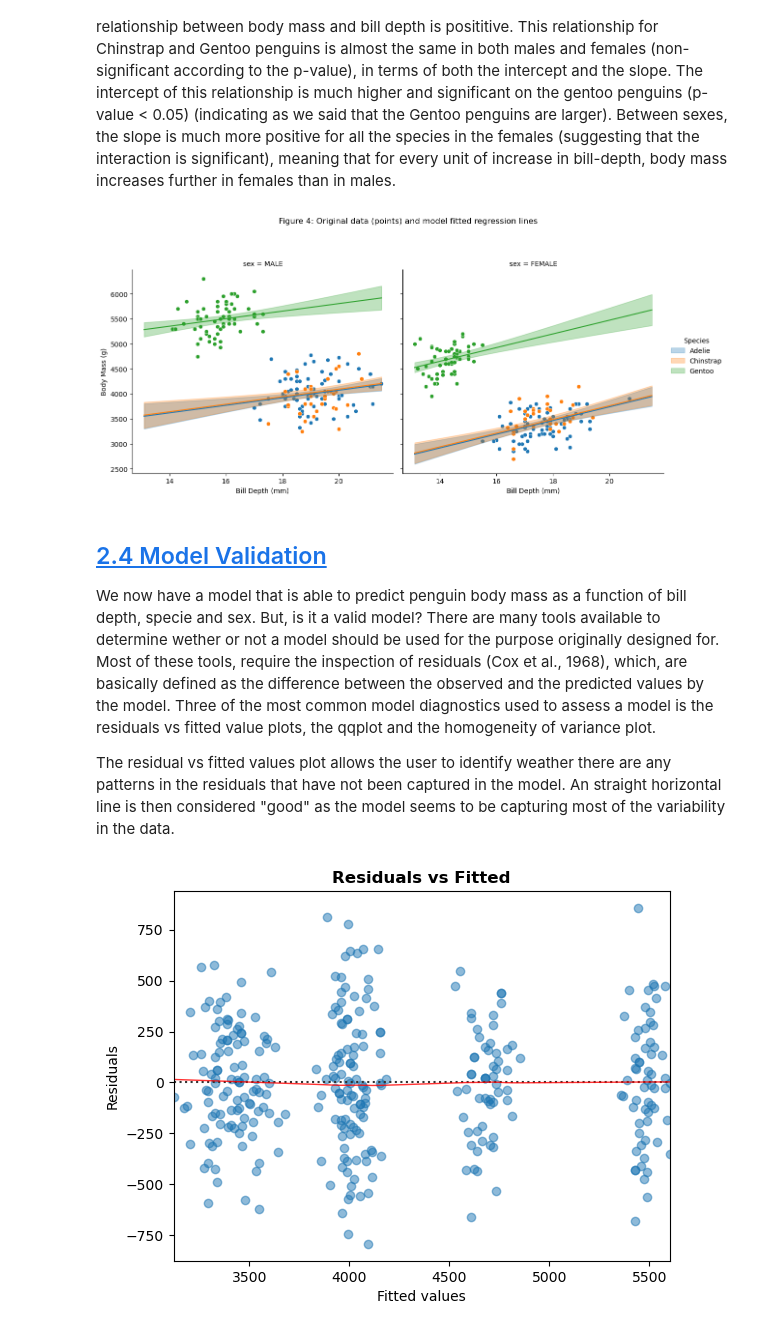
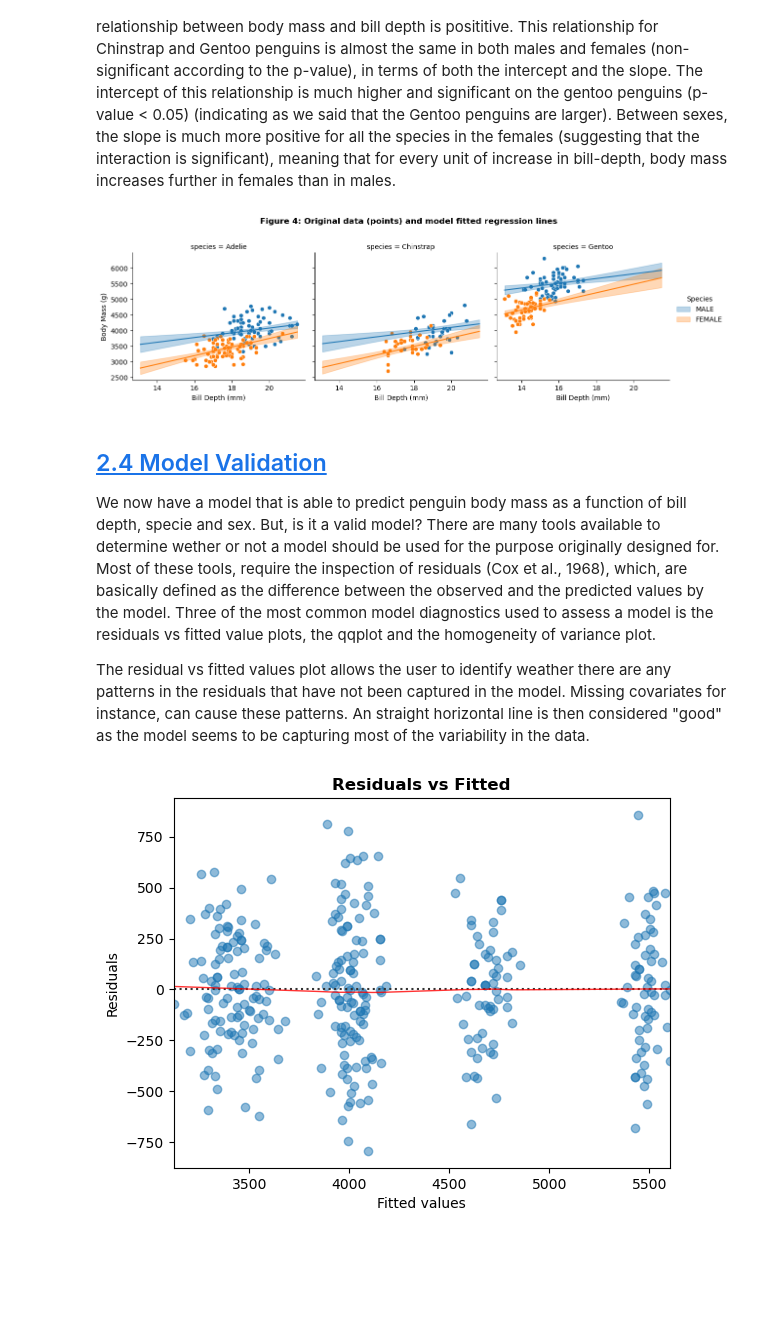
Before and after one commit to gfmg/PoDA, a Jupyter notebook: penguins.ipynb, the cells around one changed output. Saved outputs shown, nothing was run; the diff lists cells and outputs as text; code cells hidden in the pictures; blank space fills up the shorter version.

Commit message:
Updated some text and figure titles

```diff
--- a/penguins.ipynb
+++ b/penguins.ipynb
@@ -221,23 +223,23 @@ newdata["ci_upper"]=preds["mean_ci_upper"]
 In Figure 4, what we have done is plot the model fitted lines and associated 95% confidence intervals over the original dataset. The information provided in this plot is a graphical representation of the coefficients in the summary table. We can see that the relationship between body mass and bill depth is posititive. This relationship for Chinstrap and Gentoo penguins is almost the same in both males and females (non-significant according to the p-value), in terms of both the intercept and the slope. The intercept of this relationship is much higher and significant on the gentoo penguins (p-value < 0.05) (indicating as we said that the Gentoo penguins are larger). Between sexes, the slope is much more positive for all the species in the females (suggesting that the interaction is significant), meaning that for every unit of increase in bill-depth, body mass increases further in females than in males.
 # %%
 df_conc=pd.concat([df_cleaned.assign(dataset='original'),newdata.assign(dataset='new data')])
-p=sns.FacetGrid(df_conc,col='sex',hue='species',height=6)
+p=sns.FacetGrid(df_conc,col='species',hue='sex',height=4)
 p.map(sns.scatterplot,'bill_depth_mm', 'body_mass_g')
 p.map(sns.lineplot,'bill_depth_mm','pred_mean')
 p.map(plt.fill_between,'bill_depth_mm', 'ci_lower', 'ci_upper', alpha=0.3)
 p.add_legend(title='Species')
 p.set_axis_labels('Bill Depth (mm)', 'Body Mass (g)')
 plt.subplots_adjust(top=0.8)
-p.fig.suptitle('Figure 4: Original data (points) and model fitted regression lines')
+p.fig.suptitle('Figure 4: Original data (points) and model fitted regression lines',fontweight="bold")
 plt.show()
 # %% [output]
-[figure, old version]
+[figure, new version]
 # %% [markdown]
 ## <a id='toc2_4_'></a>[2.4 Model Validation](#toc0_)
 
 We now have a model that is able to predict penguin body mass as a function of bill depth, specie and sex. But, is it a valid model? There are many tools available to determine wether or not a model should be used for the purpose originally designed for. Most of these tools, require the inspection of residuals (Cox et al., 1968), which, are basically defined as the difference between the observed and the predicted values by the model. Three of the most common model diagnostics used to assess a model is the residuals vs fitted value plots, the qqplot and the homogeneity of variance plot.
 
-The residual vs fitted values plot allows the user to identify weather there are any patterns in the residuals that have not been captured in the model. An straight horizontal line is then considered "good" as the model seems to be capturing most of the variability in the data.
+The residual vs fitted values plot allows the user to identify weather there are any patterns in the residuals that have not been captured in the model. Missing covariates for instance, can cause these patterns. An straight horizontal line is then considered "good" as the model seems to be capturing most of the variability in the data.
 # %%
 fittedvalues=penguin_models[1].fittedvalues
 residuals=penguin_models[1].resid
```
Also changed, not shown: parts of 12 cells of this notebook.
